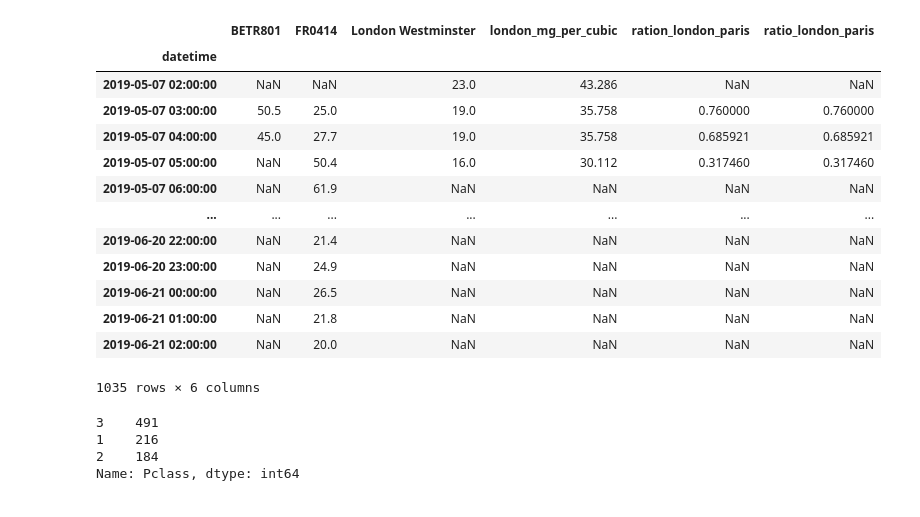
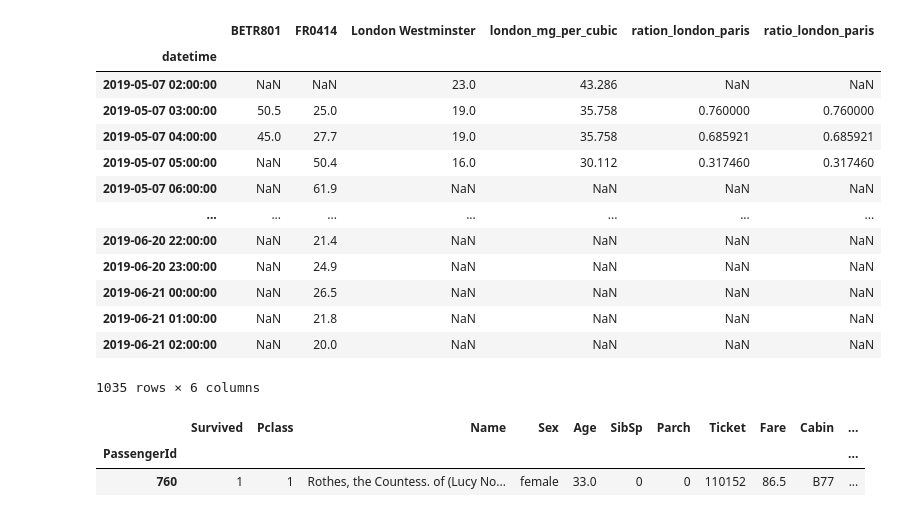
Before and after one commit to seongjinp/pandas-, a Jupyter notebook: pandas.ipynb, the cells around one changed output. Saved outputs shown, nothing was run; the diff lists cells and outputs as text; code cells hidden in the pictures.

```diff
--- a/pandas.ipynb
+++ b/pandas.ipynb
@@ -183,36 +183,58 @@ air_rename
 1035 rows × 6 columns
 # %%
 import pandas as pd
+import os
+os.chdir('c:/python/pandas')
+
 #통계 계산
-titanic = pd.read_csv('titanic.csv')
+titanic = pd.read_csv('titanic.csv',index_col=0, parse_dates= True)
 titanic
 #1 평균 계산
 titanic['Age'].mean()
 
 #2 중위수
 titanic[['Age','Fare']].median()
 
 # 종합
 titanic[['Age','Fare']].describe()
 
 titanic.agg( {'Age':['min','max','median','skew'],'Fare':['min','max','median','mean']} )
 
 #그룹화
 
 # 여성과 남성의 평균나이
 titanic[['Sex','Age']].groupby('Sex').mean()
 
 # sex로 그룹화 한 후 평균 구하기
 titanic.groupby('Sex').mean()
 
 # 그룹화
 titanic.groupby(['Sex','Pclass'])['Fare'].mean()
 
 # 범주별 레코드 수
 
 titanic['Pclass'].value_counts()
+
+# 정렬하기
+
+# 1. 승객의 나이에 따라 타이타닉 데이터 정렬하기
+
+titanic.sort_values(by='Age')
+
+# 2. 기내 클래스의 나이에 따라 타이타닉 데이터 내림차순 정렬하기 (ascending = True : 오름차순 / False : 내림차순)
+titanic.sort_values(by=['Pclass','Age'], ascending=False)
+
+# 텍스트 수정하기
+
+# 대문자를 소문자로 변경하기
+titanic['Name'].str.lower()
+
+# 쉼표 앞의 부분을 추출하여 승객의 성을 포함하는 새 열을 생성
+titanic['Surname'] = titanic['Name'].str.split(',').str.get(0)
+
+# 승객이름 중 Countess가 들어간 데이터 추출
+titanic[titanic['Name'].str.contains('Countess')]
 # %% [output]
-3    491
-1    216
-2    184
-Name: Pclass, dtype: int64
+|  | Survived | Pclass | Name | Sex | Age | SibSp | Parch | Ticket | Fare | Cabin | ... |
+| PassengerId |  |  |  |  |  |  |  |  |  |  | ... |
+| 760 | 1 | 1 | Rothes, the Countess. of (Lucy No... | female | 33.0 | 0 | 0 | 110152 | 86.5 | B77 | ... |
```
Also changed, not shown: parts of 1 cell of this notebook, 5 other files.
